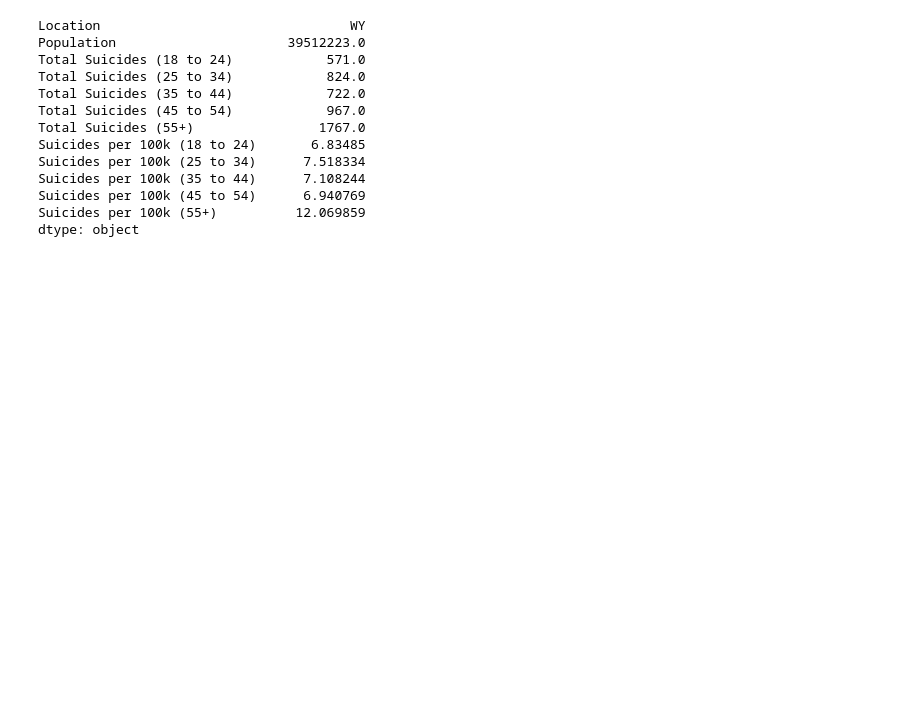
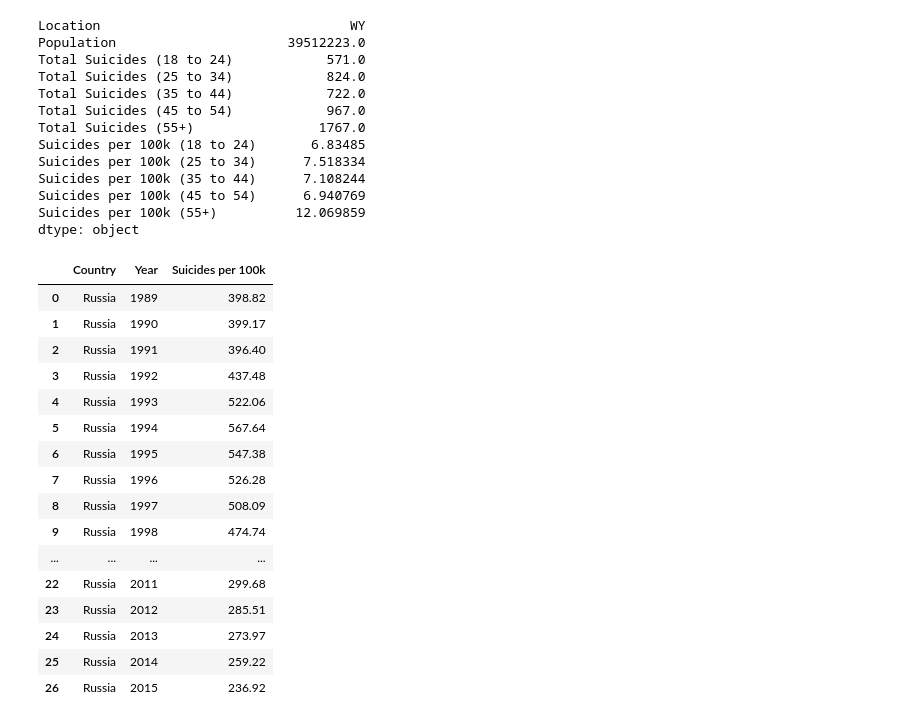
Before and after one commit to marko-londo/Suicide-Analysis, a Jupyter notebook: Notebooks/data_cleaning.ipynb, the cells around one changed output. Cells and saved outputs as stored; diff of their text form; code cells hidden in the pictures; blank space fills up the shorter version.

```diff
--- a/Notebooks/data_cleaning.ipynb
+++ b/Notebooks/data_cleaning.ipynb
@@ -522,6 +522,26 @@ russia_suicide_rates_8516 = russia_suicide_rates_8516[
     ["Country", "Year", "Suicides per 100k"]
 ].reset_index(drop=True)
 # russia_suicide_rates_8516.to_csv("russia_suicide_rates_1985-2016.csv", index=False)
+# %%
+russia_suicide_rates_8516
+# %% [output]
+|  | Country | Year | Suicides per 100k |
+| 0 | Russia | 1989 | 398.82 |
+| 1 | Russia | 1990 | 399.17 |
+| 2 | Russia | 1991 | 396.40 |
+| 3 | Russia | 1992 | 437.48 |
+| 4 | Russia | 1993 | 522.06 |
+| 5 | Russia | 1994 | 567.64 |
+| 6 | Russia | 1995 | 547.38 |
+| 7 | Russia | 1996 | 526.28 |
+| 8 | Russia | 1997 | 508.09 |
+| 9 | Russia | 1998 | 474.74 |
+| ... | ... | ... | ... |
+| 22 | Russia | 2011 | 299.68 |
+| 23 | Russia | 2012 | 285.51 |
+| 24 | Russia | 2013 | 273.97 |
+| 25 | Russia | 2014 | 259.22 |
+| 26 | Russia | 2015 | 236.92 |
 # %%
 # Extracting South Korea suicides from World suicides
 
```
Also changed, not shown: parts of 3 cells of this notebook, 12 other files.
